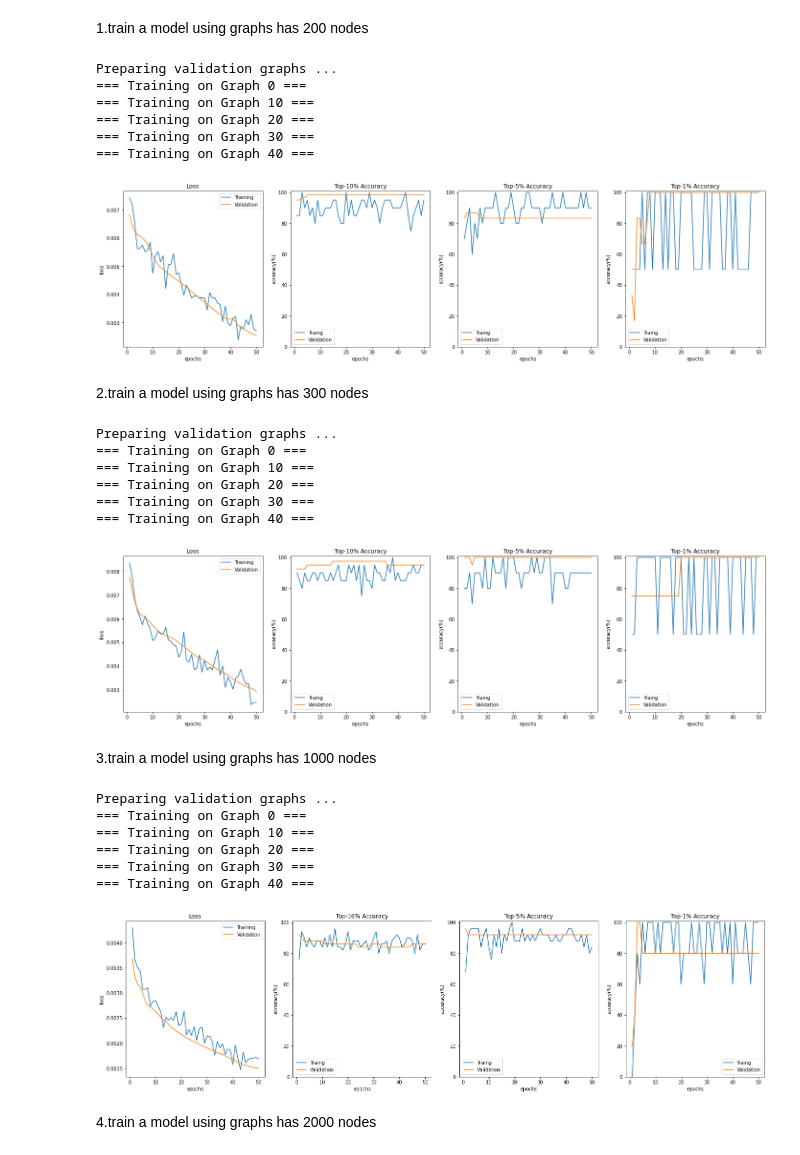
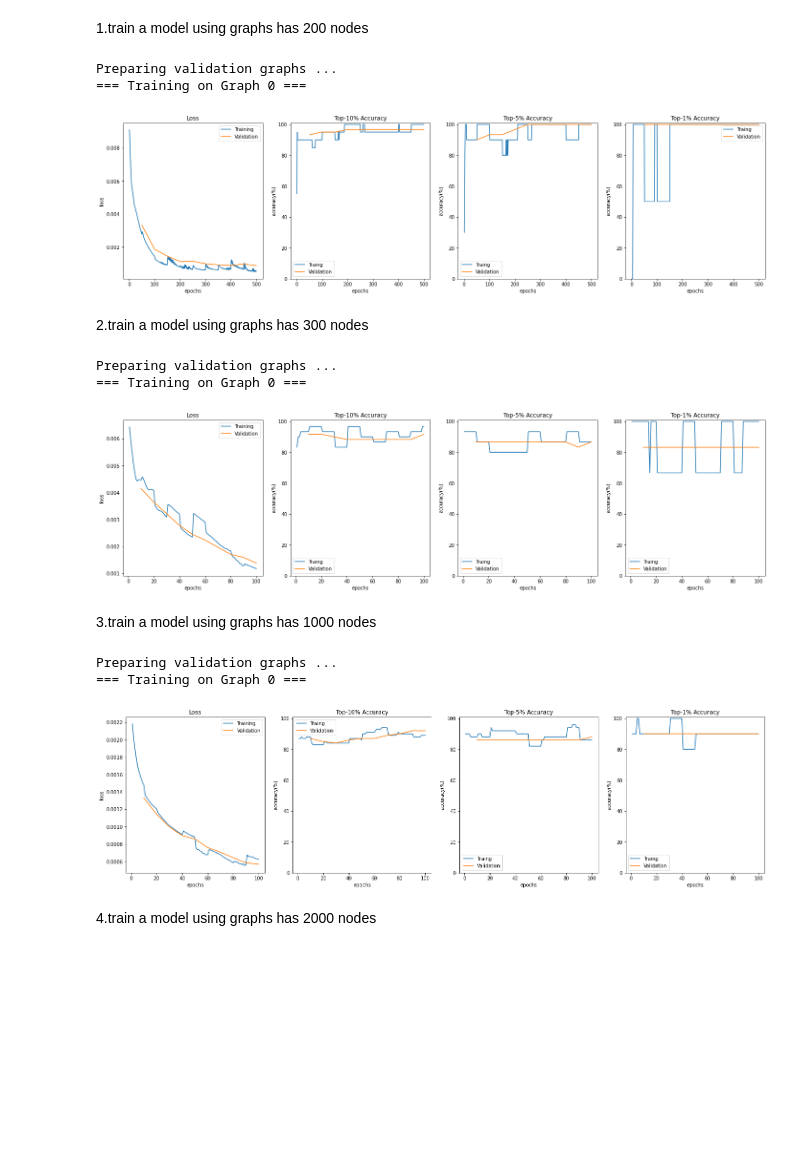
Before and after one commit to CrashedBboy/NCKU_MLG, a Jupyter notebook: homework1/MLG_Homework1.ipynb, the cells around one changed output. Cells and saved outputs as stored; diff of their text form; code cells hidden in the pictures; blank space fills up the shorter version.

Commit message:
homework1 jupyter notebook and models

```diff
--- a/homework1/MLG_Homework1.ipynb
+++ b/homework1/MLG_Homework1.ipynb
@@ -369,7 +369,7 @@ def train_model(training_graphs=TRAINING_GRAPHS, graph_nodes=GRAPH_NODES, learni
 
     for i in range(training_graphs):
 
-        if (i%10 == 0):
+        if (i%2 == 0):
             print("=== Training on Graph {} ===".format(i))
 
         # generate graph G
@@ -452,7 +452,7 @@ def train_model(training_graphs=TRAINING_GRAPHS, graph_nodes=GRAPH_NODES, learni
     fig, axs = plt.subplots(1, 4, figsize=(24, 6))
 
     axs[0].plot(np.arange(1, training_graphs*epochs+1, 1), history['training']['loss'].detach().numpy(), label='Training')
-    axs[0].plot(np.arange(epochs, training_graphs*epochs+1, EPOCHS), history['validation']['loss'].detach().numpy(), label='Validation')
+    axs[0].plot(np.arange(epochs, training_graphs*epochs+1, epochs), history['validation']['loss'].detach().numpy(), label='Validation')
     axs[0].legend()
     axs[0].set(xlabel='epochs', ylabel='loss')
     axs[0].set_title("Loss")
@@ -490,48 +520,36 @@ def train_model(training_graphs=TRAINING_GRAPHS, graph_nodes=GRAPH_NODES, learni
 # %% [markdown]
 1.train a model using graphs has 200 nodes
 # %%
-history_200 = train_model(training_graphs=50, graph_nodes=200, learning_rate=LEARNING_RATE,
-                epochs=1, validation_number=3,
+history_200 = train_model(training_graphs=10, graph_nodes=200, learning_rate=LEARNING_RATE,
+                epochs=50, validation_number=3,
                 input_dimension=INPUT_DIMENSION, embedding_dimension=EMBEDDING_DIMENSION,
                 save_path='./drbc_200.pkl')
 # %% [output]
 Preparing validation graphs ...
 === Training on Graph 0 ===
-=== Training on Graph 10 ===
-=== Training on Graph 20 ===
-=== Training on Graph 30 ===
-=== Training on Graph 40 ===
-[figure, old version]
+[figure, new version]
 # %% [markdown]
 2.train a model using graphs has 300 nodes
 # %%
-history_300 = train_model(training_graphs=50, graph_nodes=200, learning_rate=LEARNING_RATE,
-                epochs=1, validation_number=2,
+history_300 = train_model(training_graphs=10, graph_nodes=300, learning_rate=LEARNING_RATE,
+                epochs=10, validation_number=2,
                 input_dimension=INPUT_DIMENSION, embedding_dimension=EMBEDDING_DIMENSION,
                 save_path='./drbc_300.pkl')
 # %% [output]
 Preparing validation graphs ...
 === Training on Graph 0 ===
-=== Training on Graph 10 ===
-=== Training on Graph 20 ===
-=== Training on Graph 30 ===
-=== Training on Graph 40 ===
-[figure, old version]
+[figure, new version]
 # %% [markdown]
 3.train a model using graphs has 1000 nodes
 # %%
-history_1000 = train_model(training_graphs=50, graph_nodes=1000, learning_rate=LEARNING_RATE,
-                epochs=1, validation_number=1,
+history_1000 = train_model(training_graphs=10, graph_nodes=1000, learning_rate=LEARNING_RATE,
+                epochs=10, validation_number=1,
                 input_dimension=INPUT_DIMENSION, embedding_dimension=EMBEDDING_DIMENSION,
                 save_path='./drbc_1000.pkl')
 # %% [output]
 Preparing validation graphs ...
 === Training on Graph 0 ===
-=== Training on Graph 10 ===
-=== Training on Graph 20 ===
-=== Training on Graph 30 ===
-=== Training on Graph 40 ===
-[figure, old version]
+[figure, new version]
 # %% [markdown]
 4.train a model using graphs has 2000 nodes
 # %%
```
Also changed, not shown: parts of 6 cells of this notebook, 5 other files.
